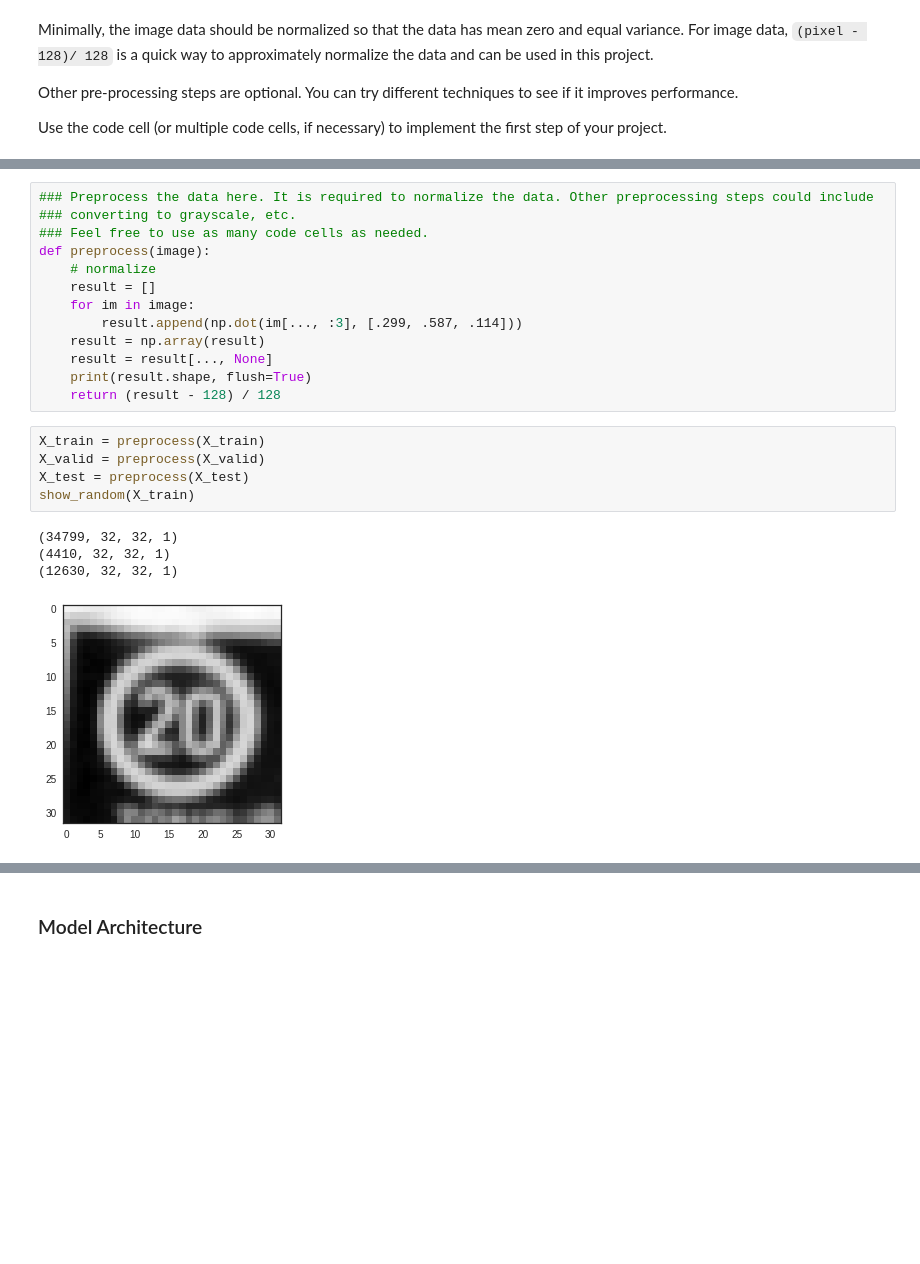
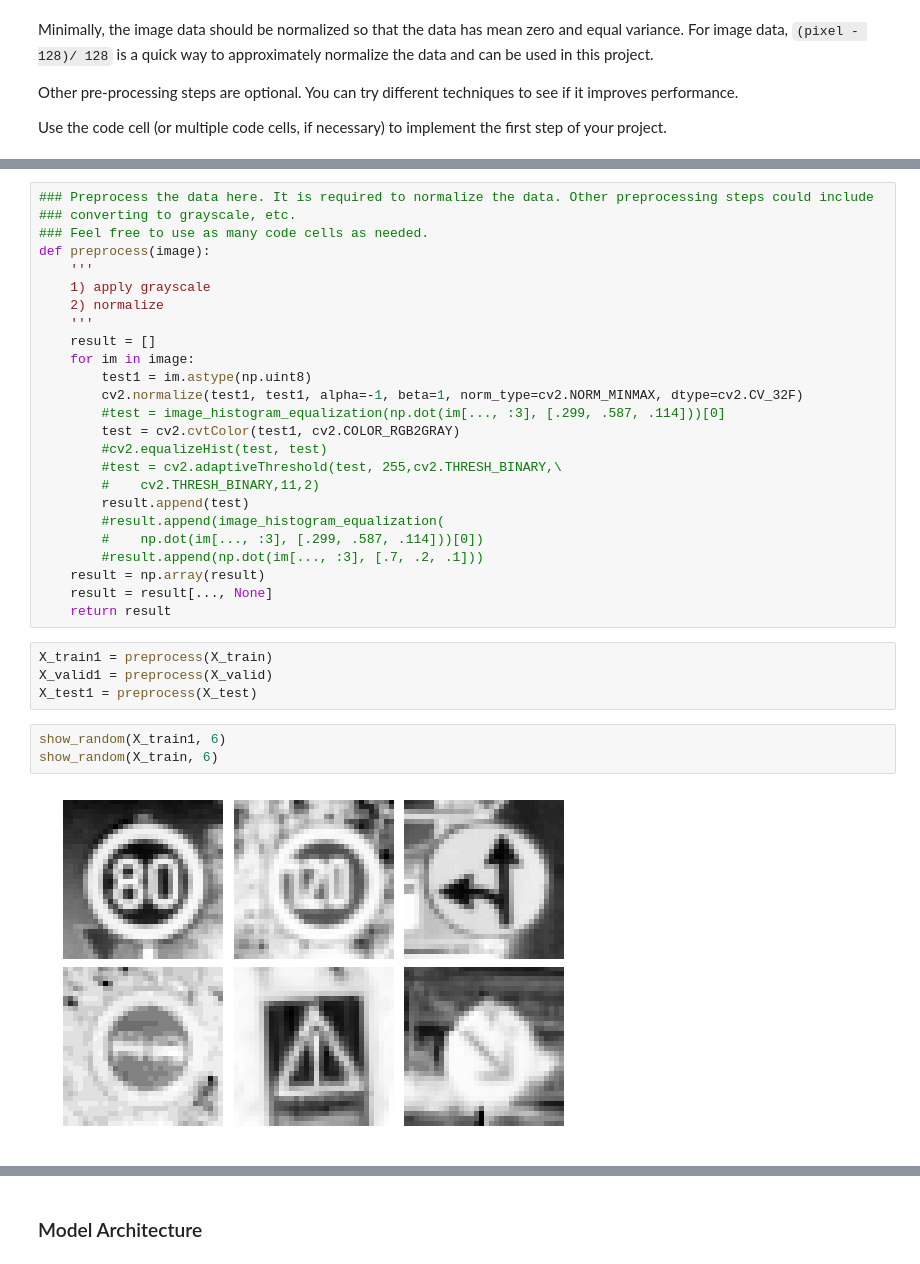
Before and after one commit to trivus/Traffic-sign-classifier, a Jupyter notebook: Traffic_Sign_Classifier.ipynb, the cells around one changed output, grey strips where cells are left out. Drawn from its saved outputs; the diff is of its cells as text; blank space fills up the shorter version.

```diff
--- a/Traffic_Sign_Classifier.ipynb
+++ b/Traffic_Sign_Classifier.ipynb
@@ -151,21 +174,32 @@ Use the code cell (or multiple code cells, if necessary) to implement the first
 ### converting to grayscale, etc.
 ### Feel free to use as many code cells as needed.
 def preprocess(image):
-    # normalize
+    '''
+    1) apply grayscale
+    2) normalize
+    '''
     result = []
     for im in image:
-        result.append(np.dot(im[..., :3], [.299, .587, .114]))
+        test1 = im.astype(np.uint8)
+        cv2.normalize(test1, test1, alpha=-1, beta=1, norm_type=cv2.NORM_MINMAX, dtype=cv2.CV_32F)
+        #test = image_histogram_equalization(np.dot(im[..., :3], [.299, .587, .114]))[0]
+        test = cv2.cvtColor(test1, cv2.COLOR_RGB2GRAY)
+        #cv2.equalizeHist(test, test)
+        #test = cv2.adaptiveThreshold(test, 255,cv2.THRESH_BINARY,\
+        #    cv2.THRESH_BINARY,11,2)
+        result.append(test)
+        #result.append(image_histogram_equalization(
+        #    np.dot(im[..., :3], [.299, .587, .114]))[0])
+        #result.append(np.dot(im[..., :3], [.7, .2, .1]))
     result = np.array(result)
     result = result[..., None]
-    print(result.shape, flush=True)
-    return (result - 128) / 128
+    return result
 # %%
-X_train = preprocess(X_train)
-X_valid = preprocess(X_valid)
-X_test = preprocess(X_test)
-show_random(X_train)
+X_train1 = preprocess(X_train)
+X_valid1 = preprocess(X_valid)
+X_test1 = preprocess(X_test)
-# %% [output]
-(34799, 32, 32, 1)
-(4410, 32, 32, 1)
-(12630, 32, 32, 1)
-[figure, removed]
+# %%
+show_random(X_train1, 6)
+show_random(X_train, 6)
+# %% [output]
+[figure, added]
```
Also changed, not shown: parts of 16 cells of this notebook, 3 other files.
